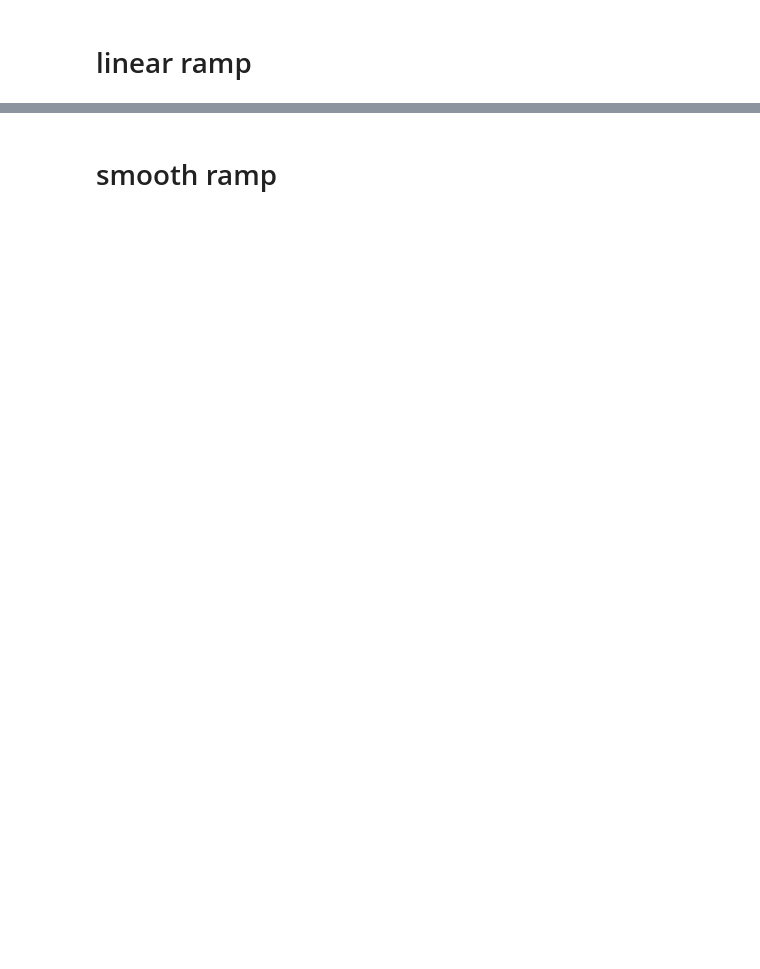
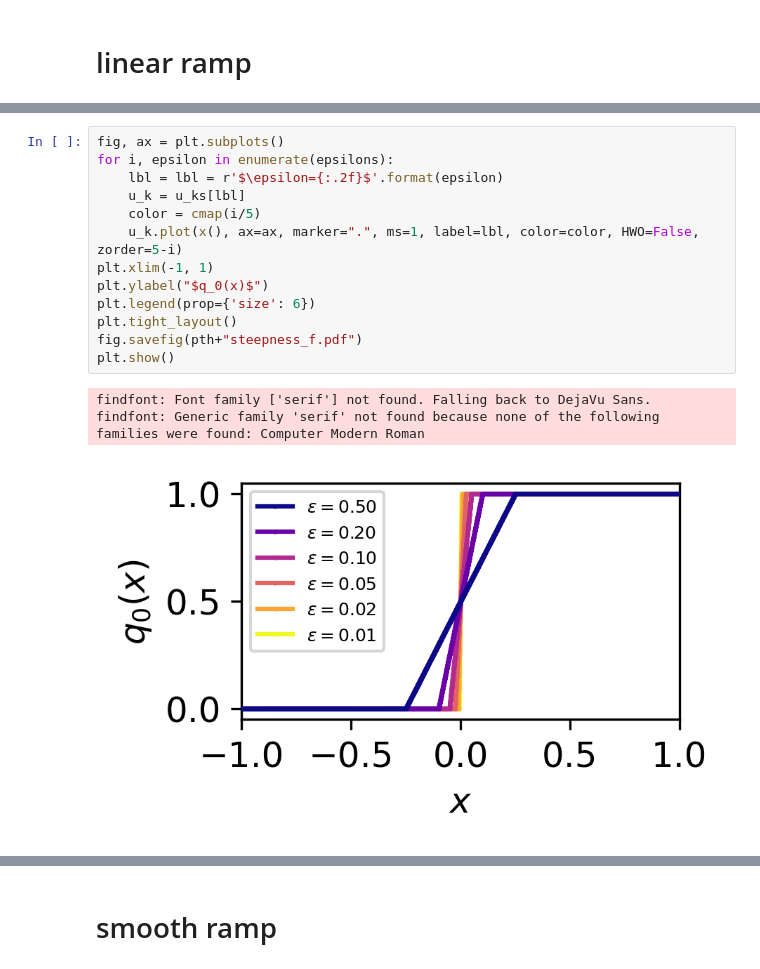
Before and after one commit to flabowski/n_widths_for_transport, a Jupyter notebook: steepness matters.ipynb, the cells around one changed output, grey strips where cells are left out. Cells and saved outputs as stored; diff of their text form; blank space fills up the shorter version.

```diff
--- a/steepness matters.ipynb
+++ b/steepness matters.ipynb
@@ -60,3 +90,20 @@ findfont: Font family ['serif'] not found. Falling back to DejaVu Sans.
+# %%
+fig, ax = plt.subplots()
+for i, epsilon in enumerate(epsilons):
+    lbl = lbl = r'$\epsilon={:.2f}$'.format(epsilon)
+    u_k = u_ks[lbl]
+    color = cmap(i/5)
+    u_k.plot(x(), ax=ax, marker=".", ms=1, label=lbl, color=color, HWO=False, zorder=5-i)
+plt.xlim(-1, 1)
+plt.ylabel("$q_0(x)$")
+plt.legend(prop={'size': 6})
+plt.tight_layout()
+fig.savefig(pth+"steepness_f.pdf")
+plt.show()
+# %% [output]
+findfont: Font family ['serif'] not found. Falling back to DejaVu Sans.
+findfont: Generic family 'serif' not found because none of the following families were found: Computer Modern Roman
+[figure, added]
 # %%
 fig, ax1 = plt.subplots()
 
```
Also changed, not shown: parts of 7 cells of this notebook.
